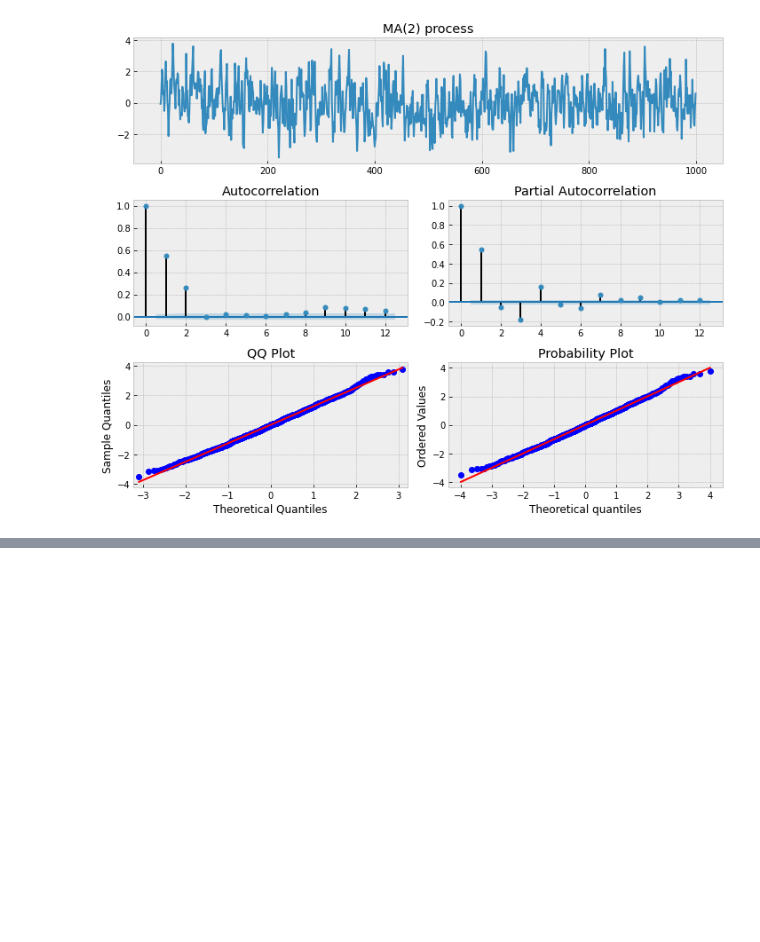
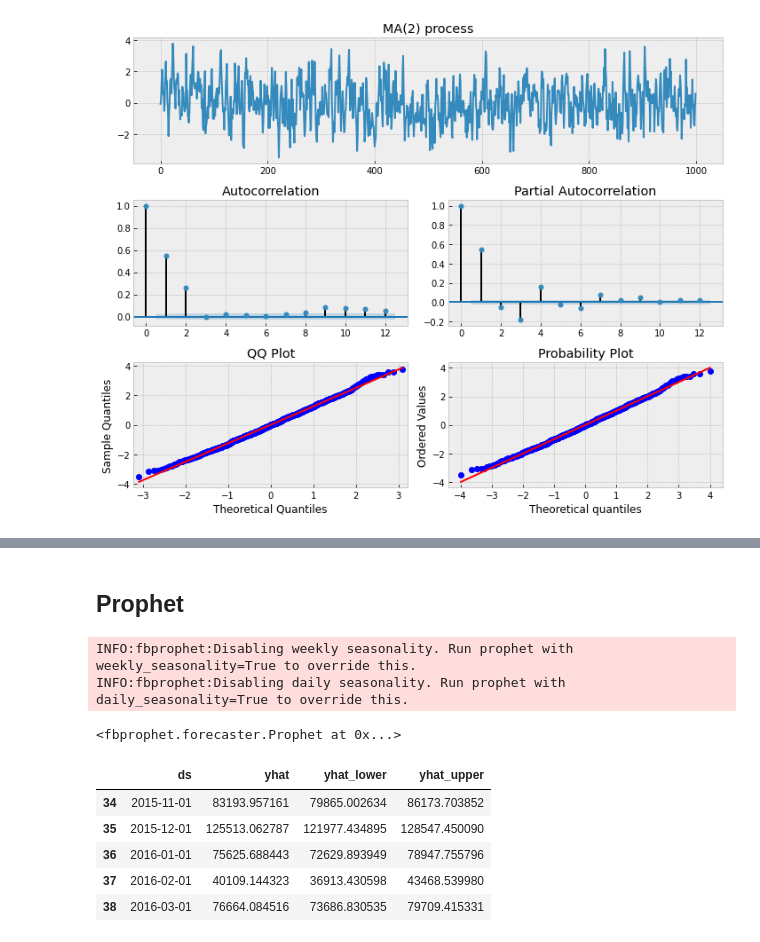
Before and after one commit to Teake1404/Shuqing-Ke-s-Python-Code-Projects, a Jupyter notebook: predict_future_sales.ipynb, the cells around one changed output, grey strips where cells are left out. Saved outputs shown, nothing was run; the diff lists cells and outputs as text; code cells hidden in the pictures; blank space fills up the shorter version.

Commit message:
added FBProphet

```diff
--- a/predict_future_sales.ipynb
+++ b/predict_future_sales.ipynb
@@ -210,3 +216,5 @@ aic:472.9970259779833 |order:(1, 1)
 ## Insert date index
 ts.index=pd.date_range(start='2013-01-01',end='2015-10-01',freq='MS')
 ts=ts.reset_index()
+# %% [markdown]
+## Prophet
@@ -212,0 +223,7 @@ ts=ts.reset_index()
+# %%
+model=Prophet(yearly_seasonality=True)## instantiate Prophet with yearly seasonality as the data is monthly
+model.fit(ts)
+# %% [output]
+INFO:fbprophet:Disabling weekly seasonality. Run prophet with weekly_seasonality=True to override this.
+INFO:fbprophet:Disabling daily seasonality. Run prophet with daily_seasonality=True to override this.
+<fbprophet.forecaster.Prophet at 0x...>
@@ -212,0 +233,9 @@ ts=ts.reset_index()
+# %%
+forecast[['ds', 'yhat', 'yhat_lower', 'yhat_upper']].tail()
+# %% [output]
+|  | ds | yhat | yhat_lower | yhat_upper |
+| 34 | 2015-11-01 | 83193.957161 | 79865.002634 | 86173.703852 |
+| 35 | 2015-12-01 | 125513.062787 | 121977.434895 | 128547.450090 |
+| 36 | 2016-01-01 | 75625.688443 | 72629.893949 | 78947.755796 |
+| 37 | 2016-02-01 | 40109.144323 | 36913.430598 | 43468.539980 |
+| 38 | 2016-03-01 | 76664.084516 | 73686.830535 | 79709.415331 |
```
Also changed, not shown: parts of 19 cells of this notebook.
